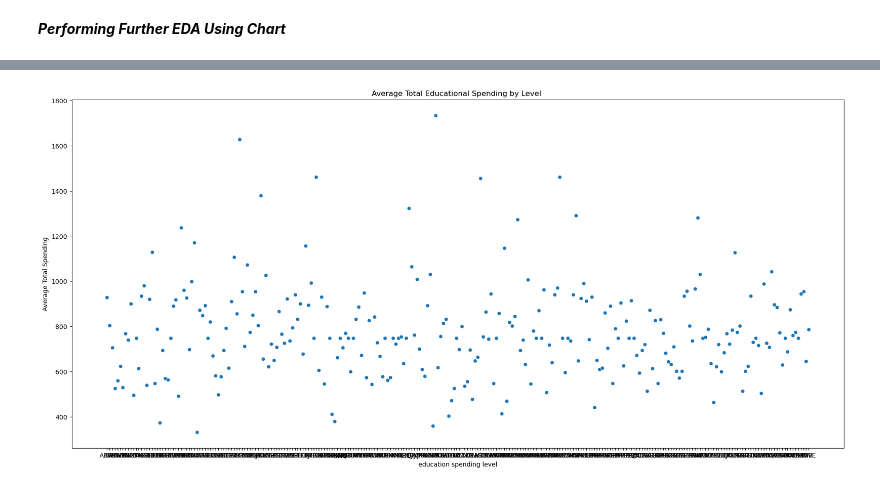
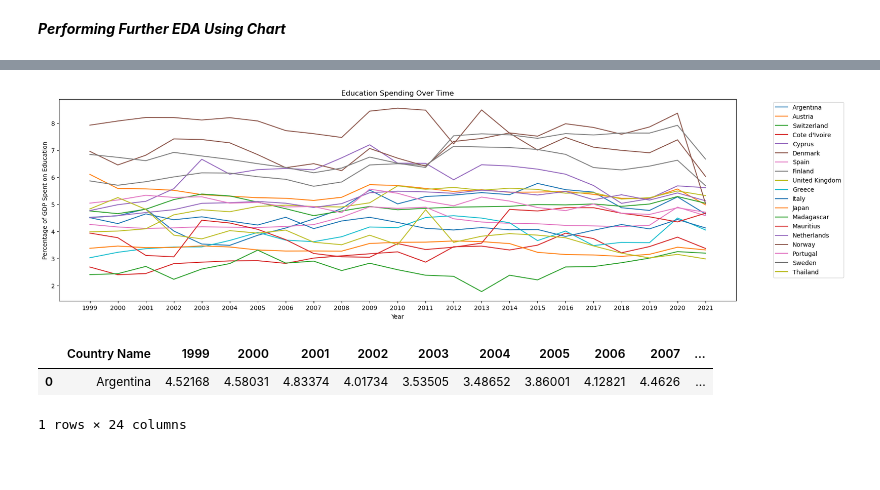
Before and after one commit to Gracious-Ogbeme/Panda-Premiere-Project, a Jupyter notebook: pandas_project_1.ipynb, the cells around one changed output, grey strips where cells are left out. Drawn from its saved outputs; the diff is of its cells as text; code cells hidden in the pictures; blank space fills up the shorter version.

```diff
--- a/pandas_project_1.ipynb
+++ b/pandas_project_1.ipynb
@@ -150,11 +152,0 @@ def categorize_edu_spending_level(TotalSpending):
-# %%
-# Plot Showing the comparison of average total spending in levels
-
-data['edu_spending_level'] = data['Total Spending'].apply(categorize_edu_spending_level)
-
-plt.figure(figsize=(10,6))
-sns.barplot(data=data, x='edu_spending_level', y='Total Spending', order=edu_spending_level)
-plt.title('Average Total Educational Spending by Level ')
-plt.xlabel('education spending level')
-plt.ylabel('Average Total Spending')
-plt.show()
@@ -163,9 +153,12 @@ plt.show()
-# %%
-plt.figure(figsize=(2,10))
-sns.scatterplot(data=data, x='Total Spending', y='')
-plt.title('Average Total Educational Spending by Level ')
-plt.xlabel('education spending level')
-plt.ylabel('Average Total Spending')
-plt.show()
-# %% [output]
-[figure, removed]
+# %%
+plt.figure(figsize=(20, 6))
+for country in data['Country Name'].unique():
+    country_data = data[data['Country Name'] == country]
+    plt.plot(country_data.columns[1:-1], country_data.iloc[0, 1:-1], label=country)
+plt.title('Education Spending Over Time')
+plt.xlabel('Year')
+plt.ylabel('Percentage of GDP Spent on Education')
+plt.legend(bbox_to_anchor=(1.05, 1), loc='upper left')
+plt.show()
+# %% [output]
+[figure, added]
@@ -171,0 +167,6 @@ plt.show()
+# %%
+grouped_data.get_group('Argentina')
+# %% [output]
+|  | Country Name | 1999 | 2000 | 2001 | 2002 | 2003 | 2004 | 2005 | 2006 | 2007 | ... |
+| 0 | Argentina | 4.52168 | 4.58031 | 4.83374 | 4.01734 | 3.53505 | 3.48652 | 3.86001 | 4.12821 | 4.4626 | ... |
+1 rows × 24 columns
```
Also changed, not shown: parts of 21 cells of this notebook, 1 other file.
